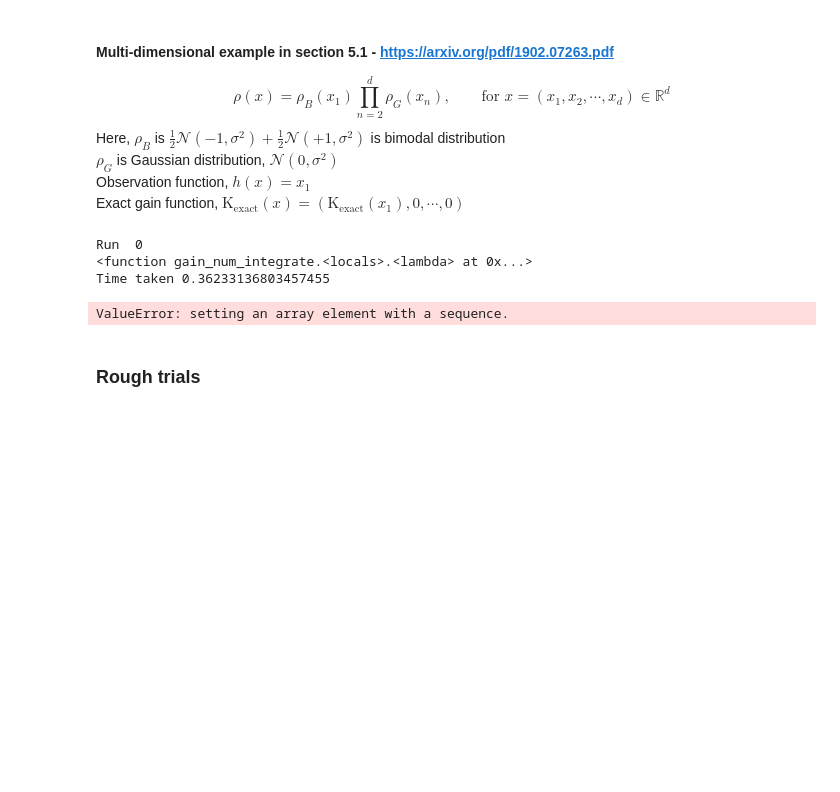
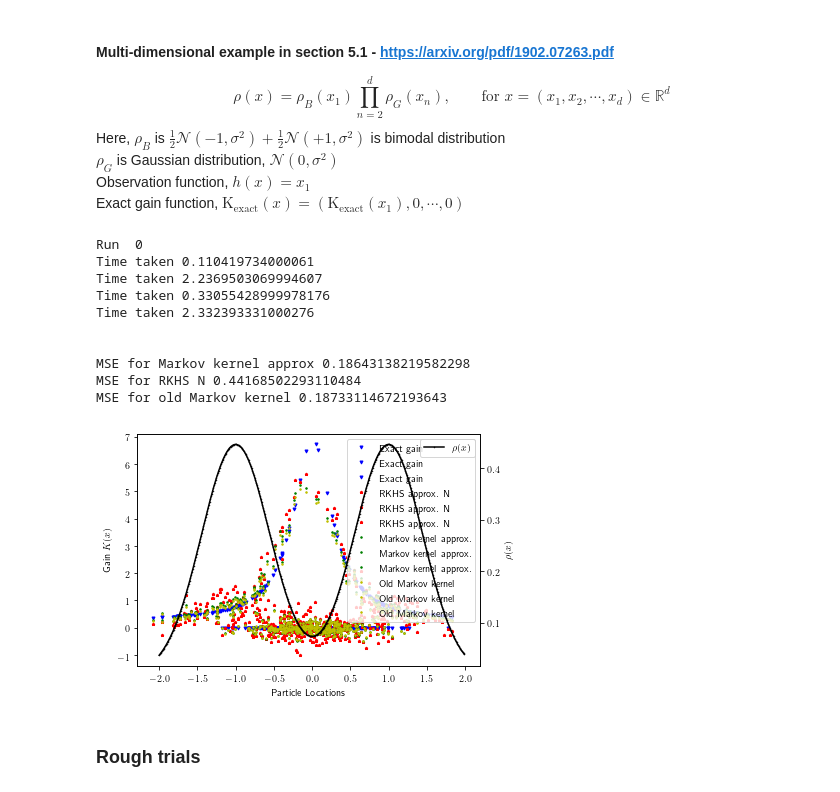
Before and after one commit to a4anandr/FPF-code, a Jupyter notebook: Python Code/FPF_main.ipynb, the cells around one changed output. Cells and saved outputs as stored; diff of their text form; code cells hidden in the pictures; blank space fills up the shorter version.

```diff
--- a/Python Code/FPF_main.ipynb
+++ b/Python Code/FPF_main.ipynb
@@ -596,10 +604,11 @@ if __name__ == '__main__':
     N = 200
 
     # System parameters
-    dim = 2     # dimension of the system
+    dim = 3     # dimension of the system
     x = symbols('x0:%d'%dim)
     c = x[0]       # Observation function
-    c_x = lambdify(x, c, 'numpy')
+    # c_x = lambdify(x, c, 'numpy')
+    c_x = lambdify(x[0], c, 'numpy')
 
     # Parameters of the prior density \rho_B - 2 component Gaussian mixture density
     m = 2      # No of components in the Gaussian mixture
@@ -608,15 +617,15 @@ if __name__ == '__main__':
     w_b   = [0.5, 0.5]
     w_b[-1] = 1 - sum(w_b[:-1])
     p_b = 0
-    mu_eq = 0  # Equivalent mean of the density p
     for m in range(len(w_b)):
         p_b = p_b + w_b[m] * (1/ np.sqrt(2 * math.pi * sigma_b[m]**2))* exp(-(x[0] - mu_b[m])**2/ (2* sigma_b[m]**2))
+    p_b_x = lambdify(x[0], p_b, 'numpy')
     sigma = 0.4472  # Chosen so that \sigma^2 = 0.2 as in the reference
     p = p_b
     for d in np.arange(1,dim):
         p_g = exp(-x[d])**2/ (2 * sigma**2)
         p*= p_g
-    p_vec = lambdify(x, p_g, 'numpy')
+
 
     mse_coif = np.zeros(No_runs)
     mse_rkhs_N = np.zeros(No_runs)
@@ -629,7 +638,8 @@ if __name__ == '__main__':
         get_samples
         if dim == 1:
             Xi = np.sort(Xi,kind = 'mergesort')
-        C   = np.reshape(c_x(Xi[:,0],Xi[:,1]),(len(Xi),1))
+        C = np.reshape(c_x(Xi[:,0]),(len(Xi),1))
+        # C   = np.reshape(c_x(Xi[:,0],Xi[:,1]),(len(Xi),1))
 
         if exact == 1:
 
@@ -644,7 +654,7 @@ if __name__ == '__main__':
                 mse_coif[run] = mean_squared_error(K_exact, K_coif, p)
 
         if rkhs_N == 1:
-            eps_rkhs_N = 0.1
+            eps_rkhs_N = 0.25
             Lambda_rkhs_N = 1e-3
             K_rkhs_N = gain_rkhs_N(Xi, C, eps_rkhs_N, Lambda_rkhs_N, diag = 0)
             if exact == 1:
@@ -683,37 +693,44 @@ if __name__ == '__main__':
     if exact == 1 & coif_old == 1:
         print('MSE for old Markov kernel', np.mean(mse_coif_old))
 
     ### Displaying the plots
     marker_size  = 3
     plt.rc('text', usetex=True)
     fig,ax1 = plt.subplots()
     if exact == 1:
         ax1.plot(Xi, K_exact, 'bv', markersize = marker_size, label ='Exact gain')
     if rkhs_N == 1:
         ax1.plot(Xi, K_rkhs_N, 'r*', markersize = marker_size, label = 'RKHS approx. N')
     if rkhs_2N == 1:
         ax1.plot(Xi, K_rkhs_2N, 'cs', markersize = marker_size, label = 'RKHS approx. 2N')
     if coif == 1:
         ax1.plot(Xi, K_coif, 'g.', markersize = marker_size, label ='Markov kernel approx.')
     if om == 1:
         ax1.plot(Xi, K_om, 'm*', markersize = marker_size, label = 'RKHS OM')
     if coif_old == 1:
         ax1.plot(Xi, K_coif_old, 'y.', markersize = marker_size, label ='Old Markov kernel')
     ax2 =ax1.twinx()
-    ax2.plot(np.arange(-2,2,0.01), p_vec(np.arange(-2,2,0.01)),'k.-', markersize =1, label = r'$\rho(x)$')
+    ax2.plot(np.arange(-2,2,0.01), p_b_x(np.arange(-2,2,0.01)),'k.-', markersize =1, label = r'$\rho(x)$')
     ax2.set_ylabel(r'$\rho(x)$')
     ax2.legend(loc=1)
     ax1.set_xlabel('Particle Locations')
     ax1.set_ylabel('Gain $K(x)$')
     ax1.legend()
     plt.xticks(rotation = 45)
     plt.tight_layout()
     plt.show()
 # %% [output]
 Run  0
-<function gain_num_integrate.<locals>.<lambda> at 0x...>
-Time taken 0.36233136803457455
+Time taken 0.110419734000061
+Time taken 2.2369503069994607
+Time taken 0.33055428999978176
+Time taken 2.332393331000276
+
+
+MSE for Markov kernel approx 0.18643138219582298
+MSE for RKHS N 0.44168502293110484
+MSE for old Markov kernel 0.18733114672193643
-ValueError: setting an array element with a sequence.
+[figure, added]
 # %%
 mse_coif
 # %%
```
Also changed, not shown: parts of 5 cells of this notebook.
